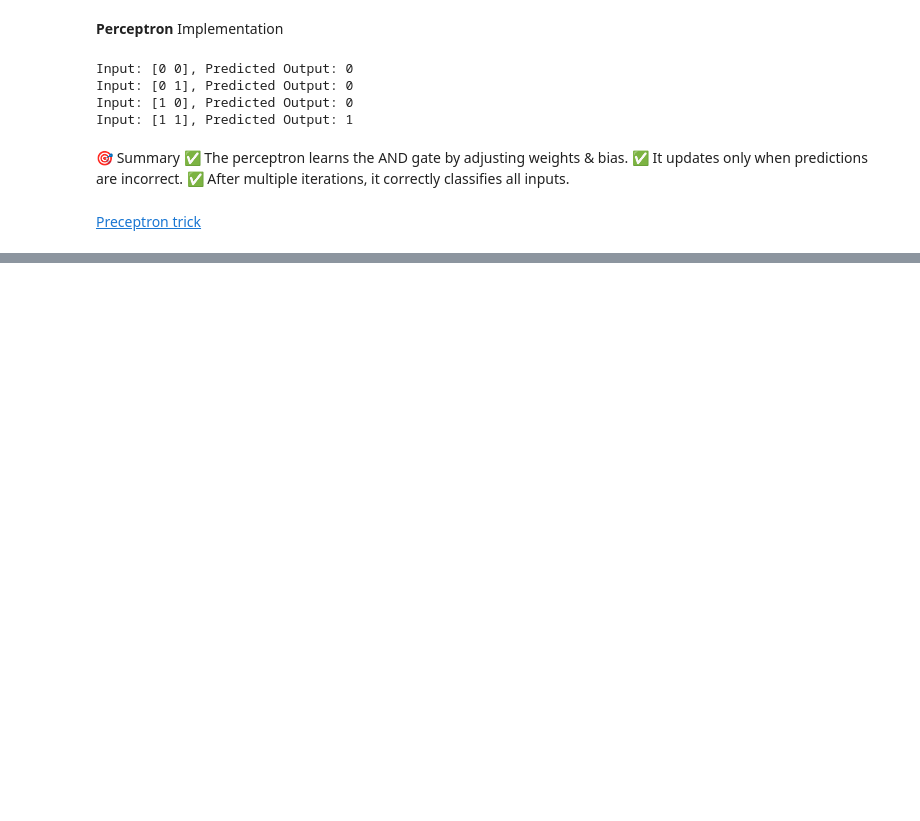
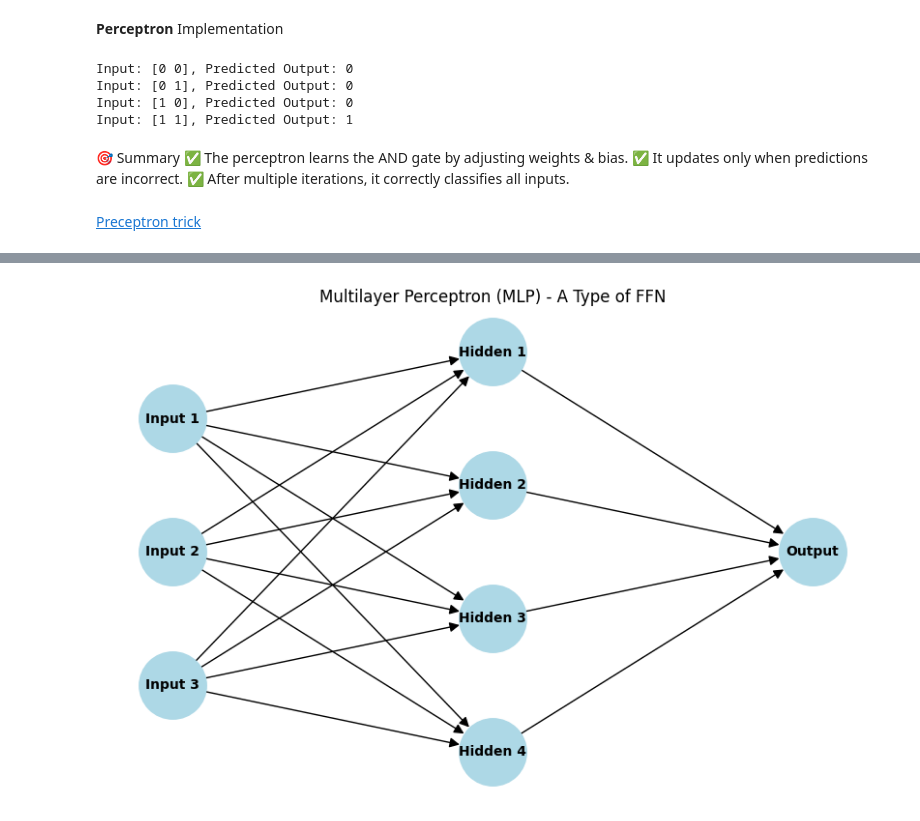
Before and after one commit to Mahadevkharmate/DeepLearning_Hub, a Jupyter notebook: tutorials/001_intro_to_deep_learning.ipynb, the cells around one changed output, grey strips where cells are left out. Drawn from its saved outputs; the diff is of its cells as text; code cells hidden in the pictures; blank space fills up the shorter version.

```diff
--- a/tutorials/001_intro_to_deep_learning.ipynb
+++ b/tutorials/001_intro_to_deep_learning.ipynb
@@ -61,0 +131,47 @@ Input: [1 1], Predicted Output: 1
+# %%
+import matplotlib.pyplot as plt
+import networkx as nx
+
+def draw_mlp():
+    # Create a directed graph
+    G = nx.DiGraph()
+
+    # Define layers
+    input_nodes = ["Input 1", "Input 2", "Input 3"]
+    hidden_nodes = ["Hidden 1", "Hidden 2", "Hidden 3", "Hidden 4"]
+    output_nodes = ["Output"]
+
+    # Add nodes to graph
+    for node in input_nodes + hidden_nodes + output_nodes:
+        G.add_node(node)
+
+    # Connect input layer to hidden layer
+    for input_node in input_nodes:
+        for hidden_node in hidden_nodes:
+            G.add_edge(input_node, hidden_node)
+
+    # Connect hidden layer to output layer
+    for hidden_node in hidden_nodes:
+        for output_node in output_nodes:
+            G.add_edge(hidden_node, output_node)
+
+    # Define node positions for better visualization
+    pos = {}
+    for i, node in enumerate(input_nodes):
+        pos[node] = (0, -i)
+    for i, node in enumerate(hidden_nodes):
+        pos[node] = (1, -i + 0.5)
+    for i, node in enumerate(output_nodes):
+        pos[node] = (2, -1)
+
+    # Draw the graph
+    plt.figure(figsize=(8, 5))
+    nx.draw(G, pos, with_labels=True, node_size=2500, node_color="lightblue", font_size=10, font_weight="bold", edge_color="black", arrowsize=15)
+
+    plt.title("Multilayer Perceptron (MLP) - A Type of FFN")
+    plt.show()
+
+# Call the function to draw the MLP
+draw_mlp()
+# %% [output]
+[figure, added]
```
Also changed, not shown: parts of 6 cells of this notebook.
